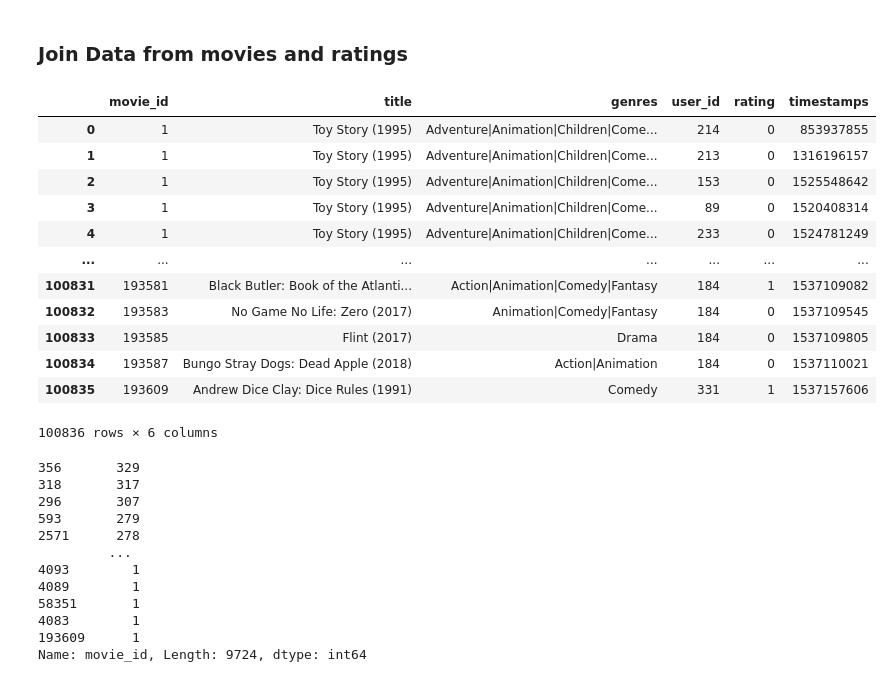
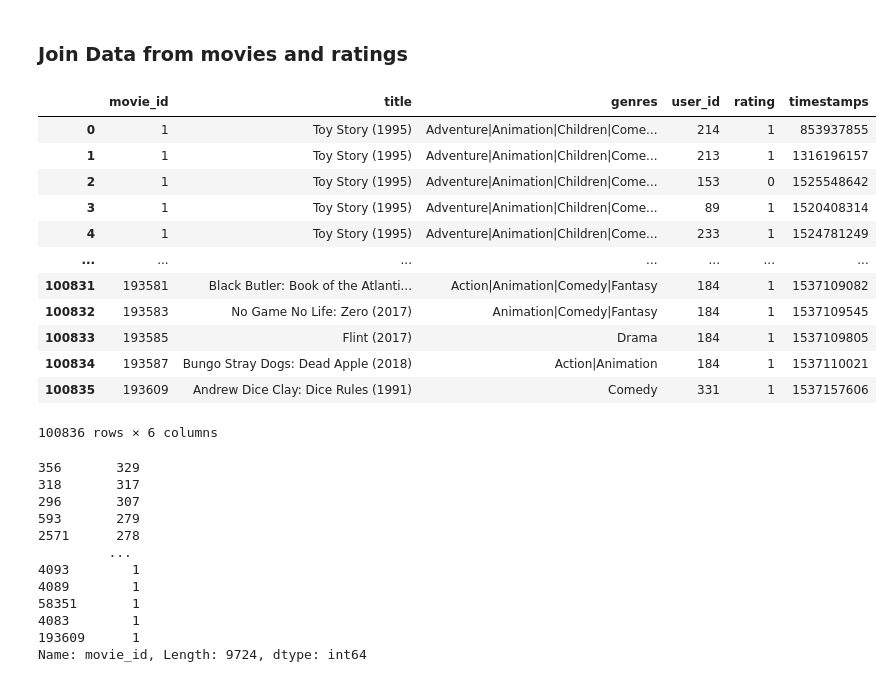
Before and after one commit to Prathima0808/Project-4, a Jupyter notebook: data_etl.ipynb, the cells around one changed output. Drawn from its saved outputs; the diff is of its cells as text; code cells hidden in the pictures.

```diff
--- a/data_etl.ipynb
+++ b/data_etl.ipynb
@@ -139,21 +139,21 @@ data_df=pd.read_sql_query(sql_join, con=engine)
 # %%
 # Choose a cutoff value and create a list of application types to be replaced
 data_df0=data_df.copy()
-data_df0['rating'] = np.where(data_df0['rating'] < 4, 0,1)
+data_df0['rating'] = np.where(data_df0['rating'] < 3, 0,1)
 #Check that the transformation worked
 data_df0
 # %% [output]
 |  | movie_id | title | genres | user_id | rating | timestamps |
-| 0 | 1 | Toy Story (1995) | Adventure|Animation|Children|Come... | 214 | 0 | 853937855 |
-| 1 | 1 | Toy Story (1995) | Adventure|Animation|Children|Come... | 213 | 0 | 1316196157 |
+| 0 | 1 | Toy Story (1995) | Adventure|Animation|Children|Come... | 214 | 1 | 853937855 |
+| 1 | 1 | Toy Story (1995) | Adventure|Animation|Children|Come... | 213 | 1 | 1316196157 |
 | 2 | 1 | Toy Story (1995) | Adventure|Animation|Children|Come... | 153 | 0 | 1525548642 |
-| 3 | 1 | Toy Story (1995) | Adventure|Animation|Children|Come... | 89 | 0 | 1520408314 |
-| 4 | 1 | Toy Story (1995) | Adventure|Animation|Children|Come... | 233 | 0 | 1524781249 |
+| 3 | 1 | Toy Story (1995) | Adventure|Animation|Children|Come... | 89 | 1 | 1520408314 |
+| 4 | 1 | Toy Story (1995) | Adventure|Animation|Children|Come... | 233 | 1 | 1524781249 |
 | ... | ... | ... | ... | ... | ... | ... |
 | 100831 | 193581 | Black Butler: Book of the Atlanti... | Action|Animation|Comedy|Fantasy | 184 | 1 | 1537109082 |
-| 100832 | 193583 | No Game No Life: Zero (2017) | Animation|Comedy|Fantasy | 184 | 0 | 1537109545 |
-| 100833 | 193585 | Flint (2017) | Drama | 184 | 0 | 1537109805 |
-| 100834 | 193587 | Bungo Stray Dogs: Dead Apple (2018) | Action|Animation | 184 | 0 | 1537110021 |
+| 100832 | 193583 | No Game No Life: Zero (2017) | Animation|Comedy|Fantasy | 184 | 1 | 1537109545 |
+| 100833 | 193585 | Flint (2017) | Drama | 184 | 1 | 1537109805 |
+| 100834 | 193587 | Bungo Stray Dogs: Dead Apple (2018) | Action|Animation | 184 | 1 | 1537110021 |
 | 100835 | 193609 | Andrew Dice Clay: Dice Rules (1991) | Comedy | 331 | 1 | 1537157606 |
 100836 rows × 6 columns
 # %%
```
Also changed, not shown: parts of 5 cells of this notebook.
